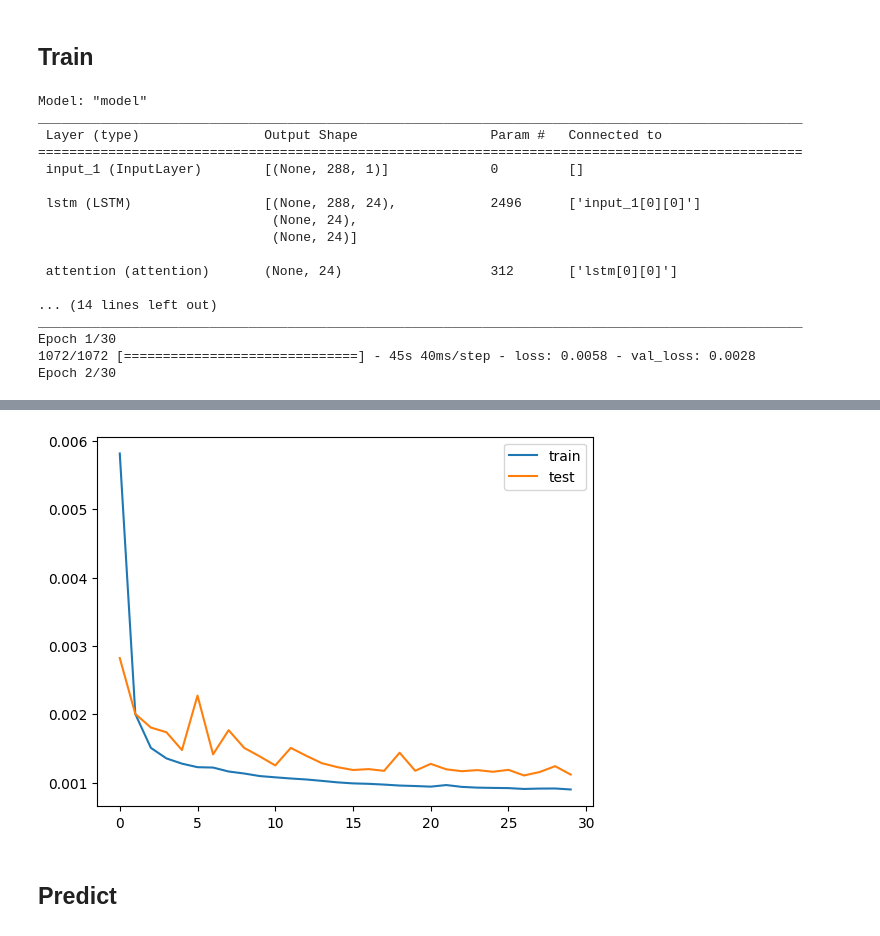
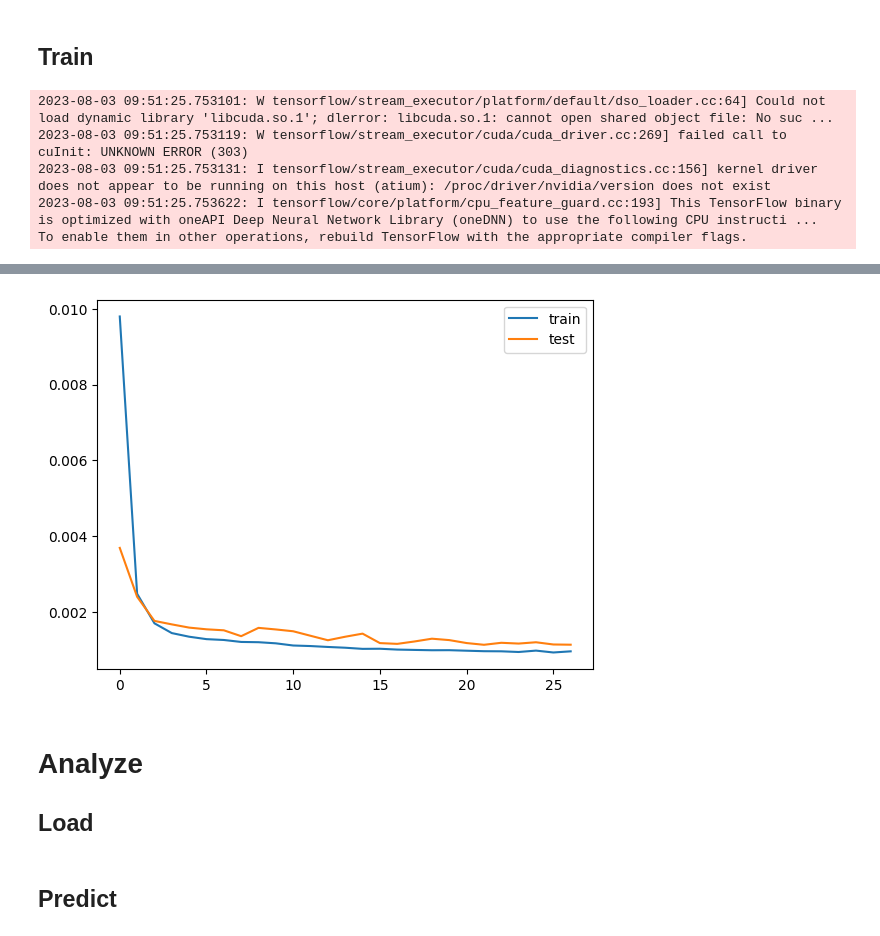
Before and after one commit to woodjmichael/Prophet-LSTM-EV-Forecast, a Jupyter notebook: ev_forecaster_no_sql.ipynb, the cells around one changed output, grey strips where cells are left out. Drawn from its saved outputs; the diff is of its cells as text; code cells hidden in the pictures.

Commit message:
working LSTM 24 unit plus .h5 and .pkl files

```diff
--- a/ev_forecaster_no_sql.ipynb
+++ b/ev_forecaster_no_sql.ipynb
@@ -165,7 +171,7 @@ with open(model_opt['model_path'] + 'Param.txt', 'w') as convert_file:
 model_create_load_tune= 'create' # tune , load
 if model_create_load_tune == 'create':
     model, history = create_model_attention(model_opt, train_X, train_y)
-    model.save(model_opt['model_path'] + 'my_model/microgrid_model.h5')
+    model.save(model_opt['model_path'] + 'model.h5')
 
     # plot history
     plt.figure()
@@ -174,20 +180,8 @@ if model_create_load_tune == 'create':
     plt.legend()
     plt.savefig(model_opt['model_path'] + 'history.png')
 # %% [output]
-Model: "model"
-__________________________________________________________________________________________________
- Layer (type)                Output Shape                 Param #   Connected to
-==================================================================================================
- input_1 (InputLayer)        [(None, 288, 1)]             0         []
-
- lstm (LSTM)                 [(None, 288, 24),            2496      ['input_1[0][0]']
-                              (None, 24),
-                              (None, 24)]
-
- attention (attention)       (None, 24)                   312       ['lstm[0][0]']
-
-... (14 lines left out)
-__________________________________________________________________________________________________
-Epoch 1/30
-1072/1072 [==============================] - 45s 40ms/step - loss: 0.0058 - val_loss: 0.0028
-Epoch 2/30
+2023-08-03 09:51:25.753101: W tensorflow/stream_executor/platform/default/dso_loader.cc:64] Could not load dynamic library 'libcuda.so.1'; dlerror: libcuda.so.1: cannot open shared object file: No suc ...
+2023-08-03 09:51:25.753119: W tensorflow/stream_executor/cuda/cuda_driver.cc:269] failed call to cuInit: UNKNOWN ERROR (303)
+2023-08-03 09:51:25.753131: I tensorflow/stream_executor/cuda/cuda_diagnostics.cc:156] kernel driver does not appear to be running on this host (atium): /proc/driver/nvidia/version does not exist
+2023-08-03 09:51:25.753622: I tensorflow/core/platform/cpu_feature_guard.cc:193] This TensorFlow binary is optimized with oneAPI Deep Neural Network Library (oneDNN) to use the following CPU instructi ...
+To enable them in other operations, rebuild TensorFlow with the appropriate compiler flags.
@@ -211 +205,5 @@ Epoch 30/30
-[figure, old version]
+[figure, new version]
+# %% [markdown]
+# Analyze
+
+## Load
```
Also changed, not shown: parts of 6 cells of this notebook, 10 other files.
